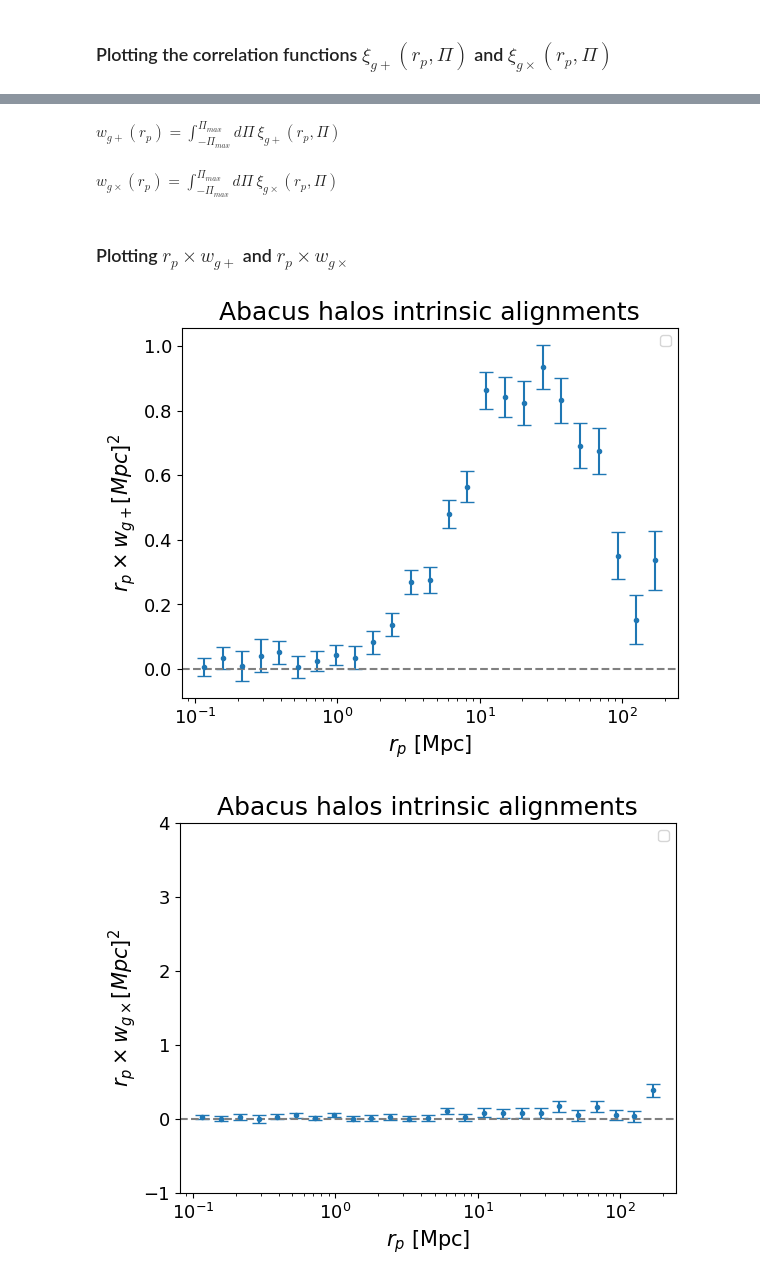
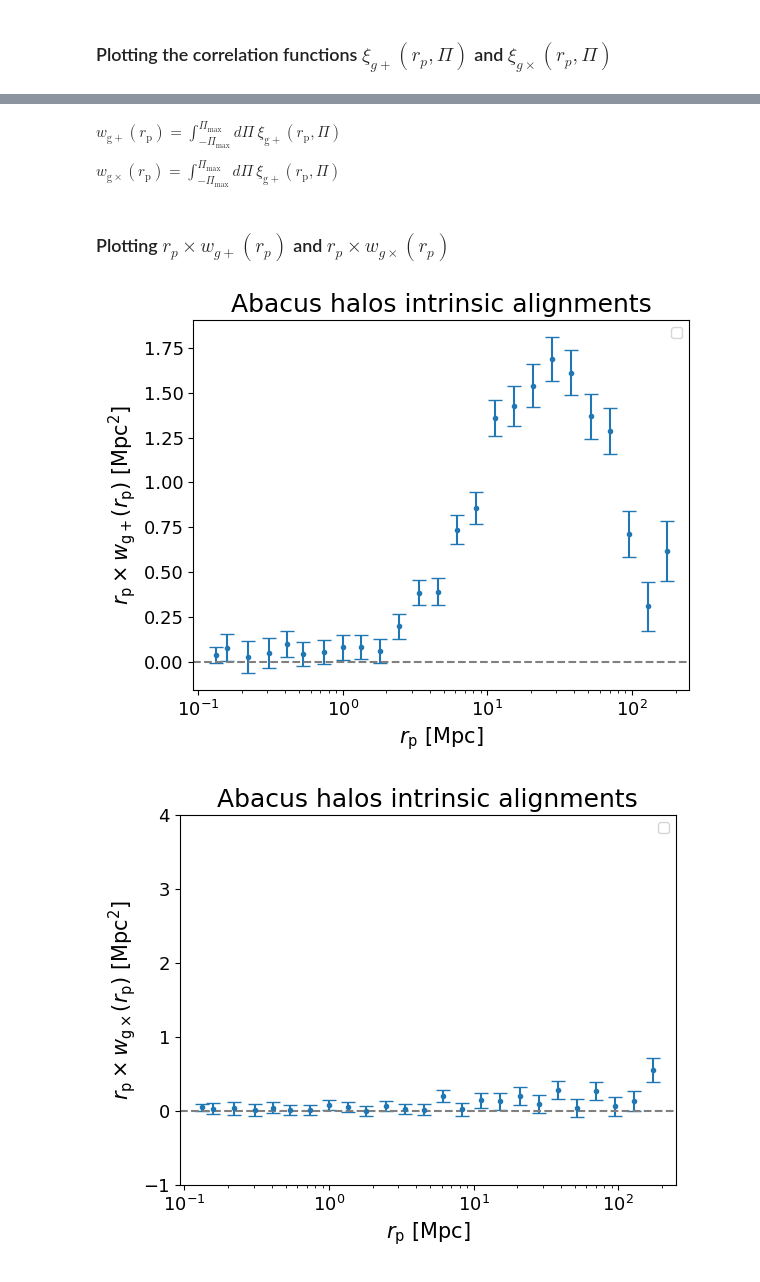
Before and after one commit to antonincorinaldi/3D_intrinsic_alignment, a Jupyter notebook: notebooks/intrinsic_alignment/TreeCorr_halos.ipynb, the cells around one changed output, grey strips where cells are left out. Drawn from its saved outputs; the diff is of its cells as text; code cells hidden in the pictures.

```diff
--- a/notebooks/intrinsic_alignment/TreeCorr_halos.ipynb
+++ b/notebooks/intrinsic_alignment/TreeCorr_halos.ipynb
@@ -304,4 +323,0 @@ plotting_correlation_function(xi_gp_halos.T, xi_gc_halos.T, rmin=60, sigma=2,
-# %% [markdown]
-$w_{g+}(r_p) = \int_{-\Pi_{max}}^{\Pi_{max}}d\Pi~\xi_{g+}(r_p,\Pi)$
-# %% [markdown]
-$w_{g\times}(r_p) = \int_{-\Pi_{max}}^{\Pi_{max}}d\Pi~\xi_{g\times}(r_p,\Pi)$
@@ -359,28 +324,62 @@ sigma_gc_halos_tc = np.sqrt(sum_var_gc_halos_tc)
+# %% [markdown]
+$w_{\mathrm{g+}}(r_\mathrm{p}) = \int_{-\Pi_{\mathrm{max}}}^{\Pi_{\mathrm{max}}}d\Pi~\xi_{\mathrm{g+}}(r_\mathrm{p},\Pi)$
+
+$w_{\mathrm{g\times}}(r_\mathrm{p}) = \int_{-\Pi_{\mathrm{max}}}^{\Pi_{\mathrm{max}}}d\Pi~\xi_{\mathrm{g+}}(r_\mathrm{p},\Pi)$
+# %%
+xi_gp_halos, xi_gc_halos, var_halos, r_halos = compute_halo_intrinsic_alignments (x_val, y_val, z_val,
+
+                                                                                  e1_halos, e2_halos,
+
+                                                                                  nrp=25, npi=50,
+
+                                                                                  pi_max = 20,
+
+                                                                                  rp_min=0.1, rp_max = 200.,
+
+                                                                                  npatch=20,
+
+                                                                                  bin_type='Log')
+
+nrp=25
+
+wgp_halos = np.zeros(nrp) ; sum_var_gp_halos=np.zeros(nrp)
+wgc_halos = np.zeros(nrp) ; sum_var_gc_halos=np.zeros(nrp)
+
+# Summing over bins of Pi to get the projected correlation functions w_g+ and w_gx
+for i in range (nrp):
+    wgp_halos[i] = abs(np.sum(xi_gp_halos[:,i])) ; sum_var_gp_halos[i]= np.sum(var_halos[:,i])
+    wgc_halos[i] = abs(np.sum(xi_gc_halos[:,i])) ; sum_var_gc_halos[i]= np.sum(var_halos[:,i])
+
+
+sigma_gp_halos = np.sqrt(sum_var_gp_halos)
+sigma_gc_halos = np.sqrt(sum_var_gc_halos)
 # %% [markdown]
-### Plotting $r_p\times w_{g+}$ and $r_p\times w_{g\times}$
+### Plotting $r_p\times w_{g+}(r_p)$ and $r_p\times w_{g\times}(r_p)$
 # %%
-plt.errorbar(np.exp(r_halos_tc[0,:]), np.exp(r_halos_tc[0,:])*wgp_halos_tc, yerr= np.exp(r_halos_tc[0,:])*sigma_gp_halos_tc, fmt='o', markersize=3, capsize=5)
+plt.errorbar(np.exp(r_halos[0,:]), np.exp(r_halos[0,:])*wgp_halos, yerr= np.exp(r_halos[0,:])*sigma_gp_halos, fmt='o', markersize=3, capsize=5)
 plt.xscale('log')
-plt.xlabel(r'$r_p$ [Mpc]', fontsize=15)
-plt.ylabel(r'$r_p \times w_{g+} [Mpc]^2$', fontsize=15)
+plt.xlabel(r'$r_\mathrm{p}~[\mathrm{Mpc}]$', fontsize=15)
+plt.ylabel(r'$r_\mathrm{p} \times w_{\mathrm{g+}}(r_\mathrm{p})~[\mathrm{Mpc}^2]$', fontsize=15)
 plt.tick_params(axis='both', which='major', labelsize=13)
 plt.legend()
 plt.axhline(0, color='grey', linestyle='--')
 plt.title("Abacus halos intrinsic alignments", fontsize=18)
+plt.savefig('Abacus_halos_wgp.pdf', bbox_inches='tight')
 plt.show()
 
 
 
-plt.errorbar(np.exp(r_halos_tc[0,:]), np.exp(r_halos_tc[0,:])*wgc_halos_tc, yerr= np.exp(r_halos_tc[0,:])*sigma_gc_halos_tc, fmt='o', markersize=3, capsize=5)
+plt.errorbar(np.exp(r_halos[0,:]), np.exp(r_halos[0,:])*wgc_halos, yerr= np.exp(r_halos[0,:])*sigma_gc_halos, fmt='o', markersize=3, capsize=5)
 plt.xscale('log')
-plt.xlabel(r'$r_p$ [Mpc]', fontsize=15)
-plt.ylabel(r'$r_p \times w_{g\times} [Mpc]^2$', fontsize=15)
+plt.xlabel(r'$r_\mathrm{p}~[\mathrm{Mpc}$]', fontsize=15)
+plt.ylabel(r'$r_\mathrm{p} \times w_{\mathrm{g\times}}(r_\mathrm{p})~[\mathrm{Mpc}^2]$', fontsize=15)
 plt.tick_params(axis='both', which='major', labelsize=13)
 plt.ylim(-1,4)
 plt.legend()
 plt.axhline(0, color='grey', linestyle='--')
 plt.title("Abacus halos intrinsic alignments", fontsize=18)
+plt.savefig('Abacus_halos_wgc.pdf', bbox_inches='tight')
 plt.show()
 # %% [output]
-[figure, old version]
+[figure, new version]
-[figure, old version]
+[figure, new version]
```
Also changed, not shown: parts of 12 cells of this notebook.
